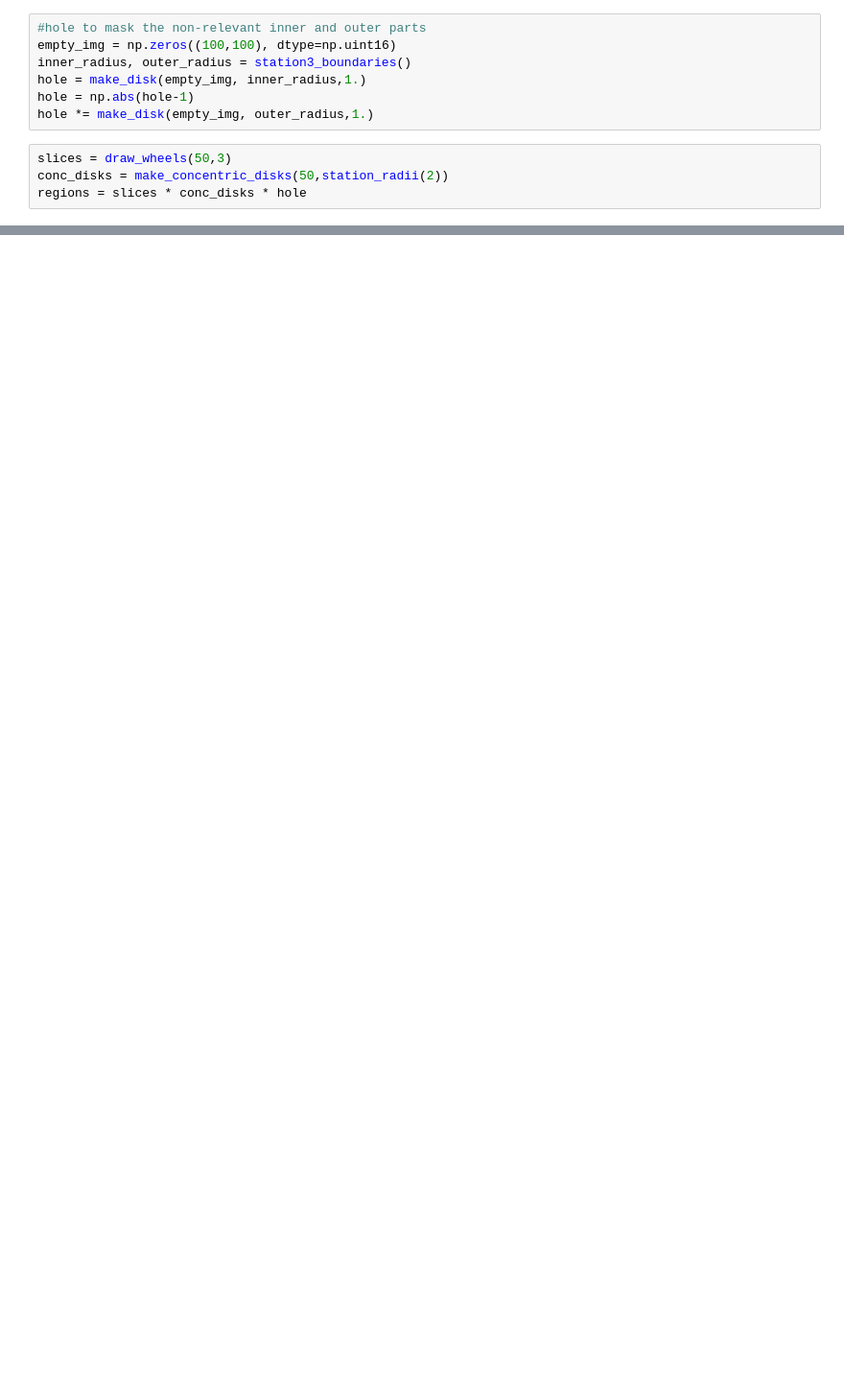
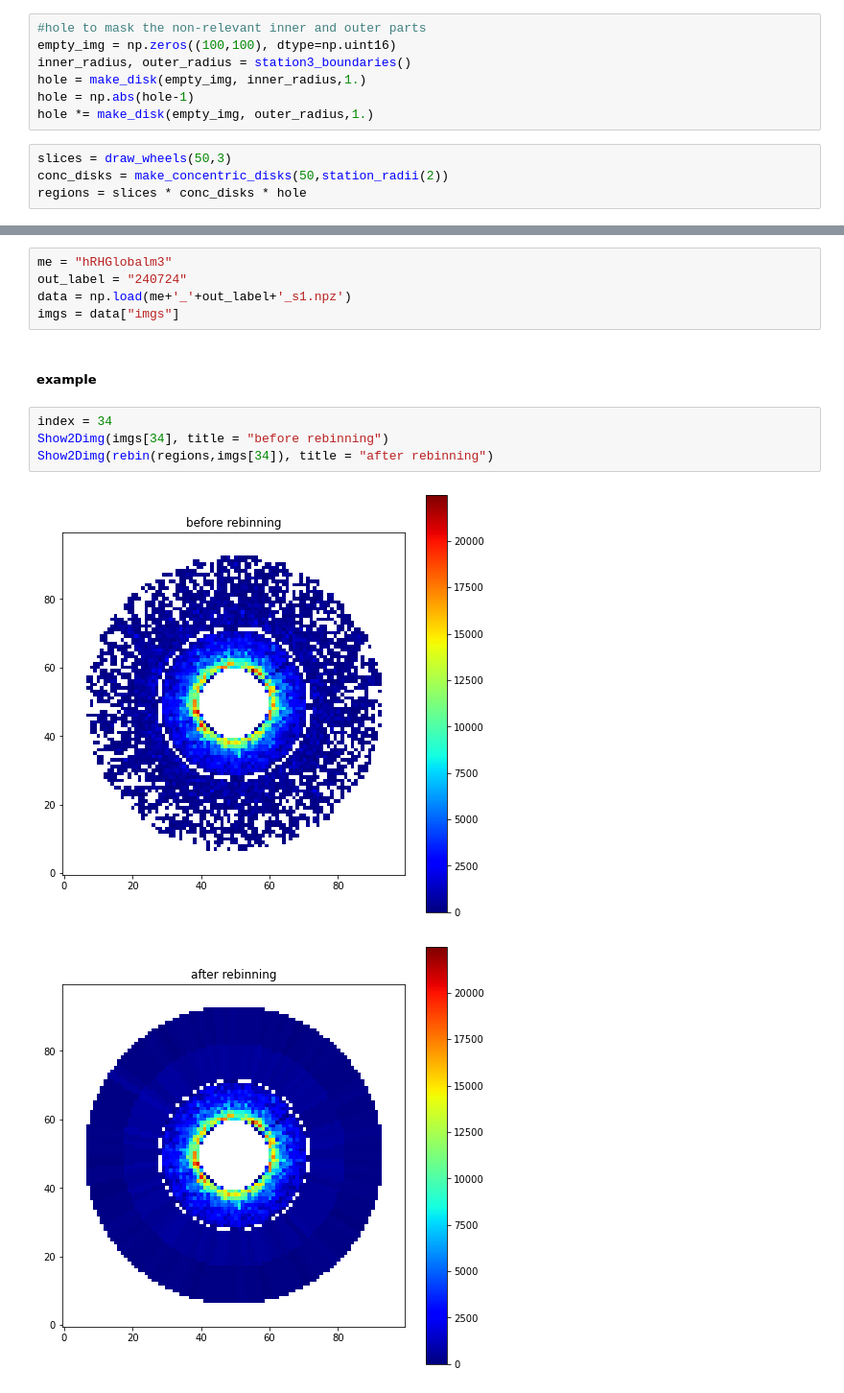
Before and after one commit to Ma128-bit/ML4DQM_deprecated, a Jupyter notebook: CSC_AE_rebinnig.ipynb, the cells around one changed output, grey strips where cells are left out. Shown: that part at 96% size. Saved outputs shown, nothing was run; the diff lists cells and outputs as text; blank space fills up the shorter version.

Commit message:
added rebinning to training

```diff
--- a/CSC_AE_rebinnig.ipynb
+++ b/CSC_AE_rebinnig.ipynb
@@ -71,0 +23,14 @@ print(rebin(arr1, arr2))
+# %%
+me = "hRHGlobalm3"
+out_label = "240724"
+data = np.load(me+'_'+out_label+'_s1.npz')
+imgs = data["imgs"]
+# %% [markdown]
+##### example
+# %%
+index = 34
+Show2Dimg(imgs[34], title = "before rebinning")
+Show2Dimg(rebin(regions,imgs[34]), title = "after rebinning")
+# %% [output]
+[figure, added]
+[figure, added]
```
Also changed, not shown: parts of 6 cells of this notebook, 1 other file.
